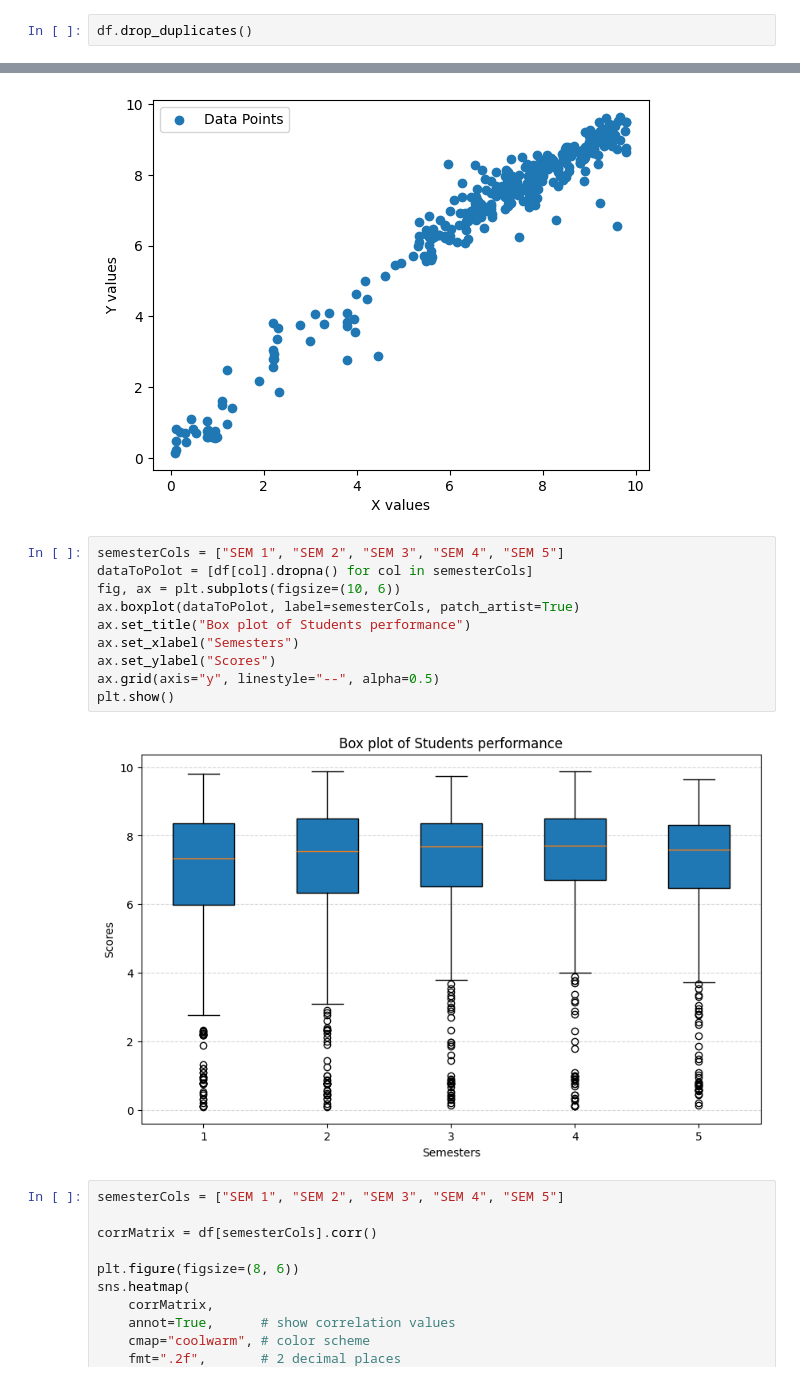
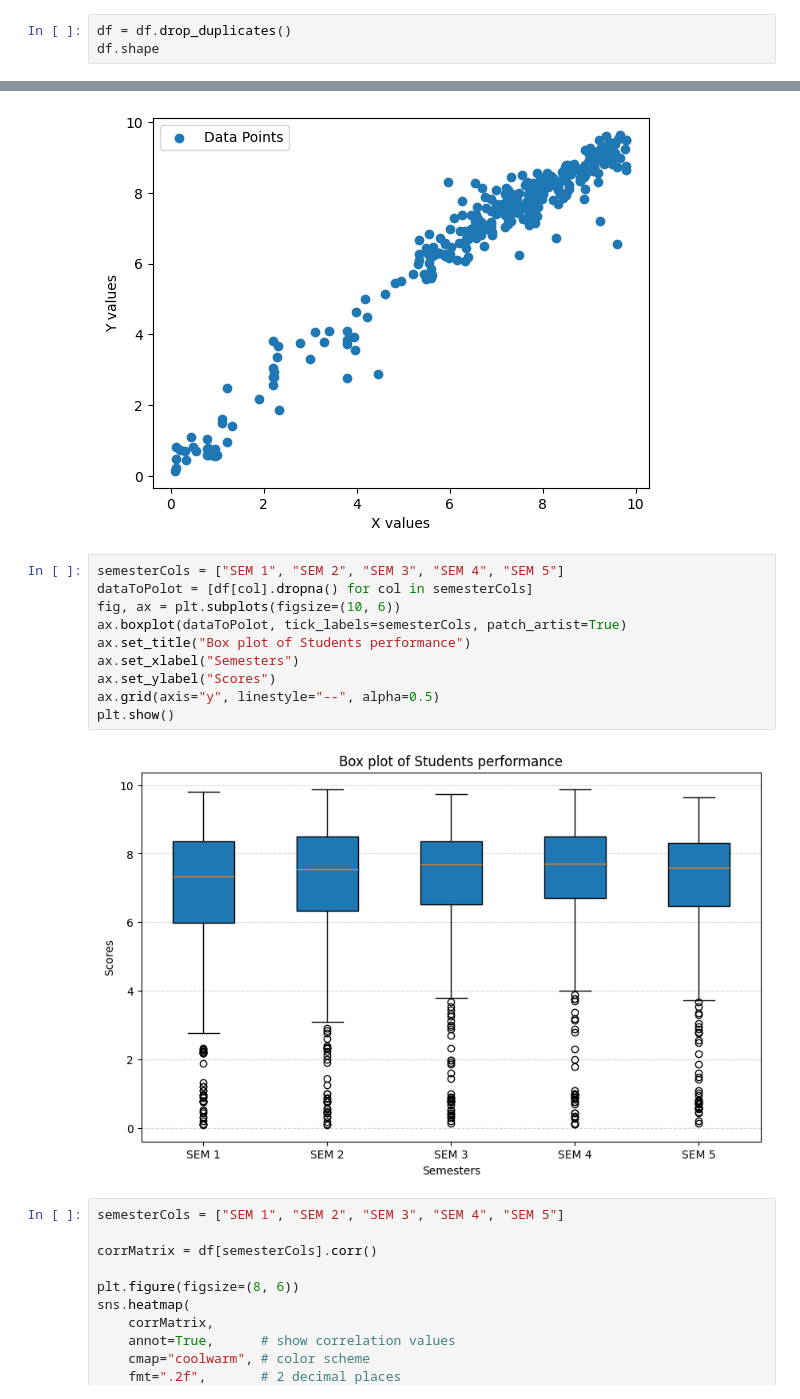
Before and after one commit to 24cseaiml033adityapanda-rgb/AML-LAB, a Jupyter notebook: Student Grade Prediction System/studentGradePrediction.ipynb, the cells around one changed output, grey strips where cells are left out. Cells and saved outputs as stored; diff of their text form.

```diff
--- a/Student Grade Prediction System/studentGradePrediction.ipynb
+++ b/Student Grade Prediction System/studentGradePrediction.ipynb
@@ -39,3 +57,4 @@ There are around 48 rows which are repeted, So we need to remove so that we do n
 # %%
-df.drop_duplicates()
+df = df.drop_duplicates()
+df.shape
 # %% [output]
@@ -102,15 +126,15 @@ plt.show()
 # %%
 semesterCols = ["SEM 1", "SEM 2", "SEM 3", "SEM 4", "SEM 5"]
 dataToPolot = [df[col].dropna() for col in semesterCols]
 fig, ax = plt.subplots(figsize=(10, 6))
-ax.boxplot(dataToPolot, label=semesterCols, patch_artist=True)
+ax.boxplot(dataToPolot, tick_labels=semesterCols, patch_artist=True)
 ax.set_title("Box plot of Students performance")
 ax.set_xlabel("Semesters")
 ax.set_ylabel("Scores")
 ax.grid(axis="y", linestyle="--", alpha=0.5)
 plt.show()
 # %% [output]
-[figure, old version]
+[figure, new version]
 # %%
 semesterCols = ["SEM 1", "SEM 2", "SEM 3", "SEM 4", "SEM 5"]
 
```
Also changed, not shown: parts of 22 cells of this notebook.
